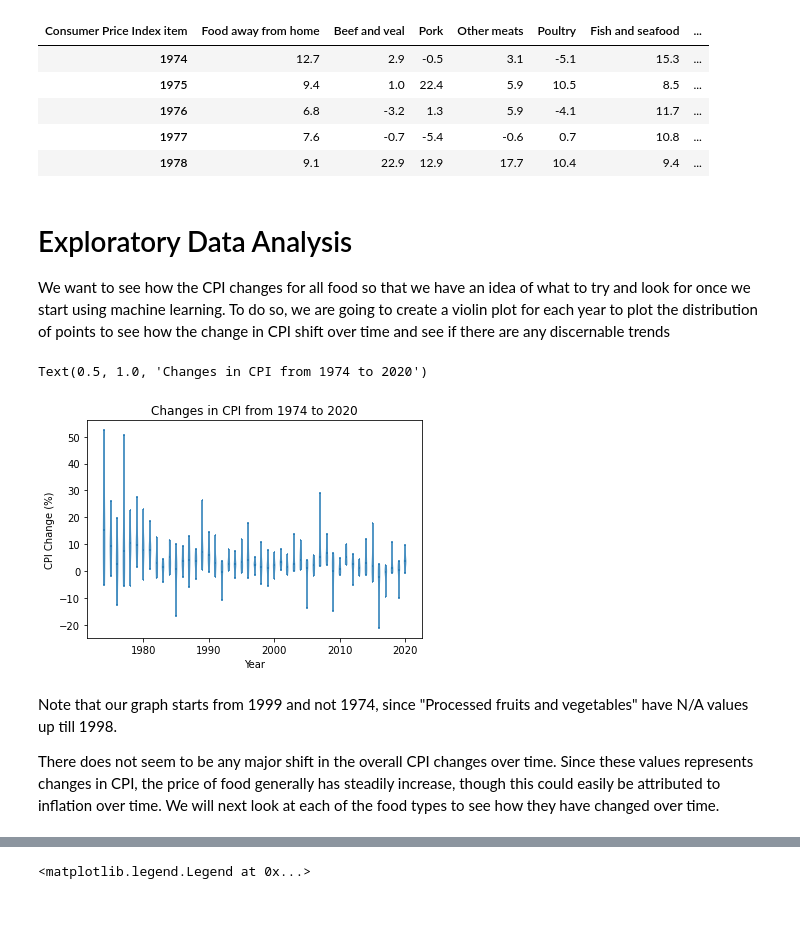
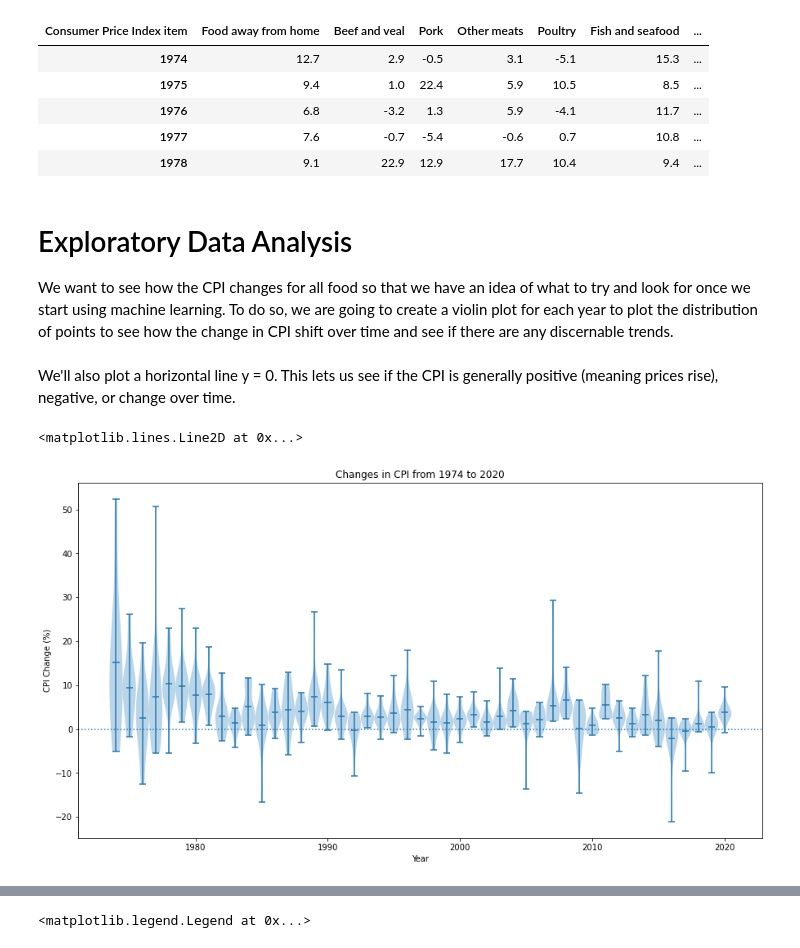
Before and after one commit to Zhu-Daniel/FoodPriceOutlookML, a Jupyter notebook: cmsc320finalproj.ipynb, the cells around one changed output, grey strips where cells are left out. Cells and saved outputs as stored; diff of their text form; code cells hidden in the pictures; blank space fills up the shorter version.

Commit message:
improved violin plot and more verbose analysis

```diff
--- a/cmsc320finalproj.ipynb
+++ b/cmsc320finalproj.ipynb
@@ -216,24 +218,25 @@ data_t.head()
 | 1978 | 9.1 | 22.9 | 12.9 | 17.7 | 10.4 | 9.4 | ... |
 # %% [markdown]
 # Exploratory Data Analysis
-We want to see how the CPI changes for all food so that we have an idea of what to try and look for once we start using machine learning. To do so, we are going to create a violin plot for each year to plot the distribution of points to see how the change in CPI shift over time and see if there are any discernable trends
+We want to see how the CPI changes for all food so that we have an idea of what to try and look for once we start using machine learning. To do so, we are going to create a violin plot for each year to plot the distribution of points to see how the change in CPI shift over time and see if there are any discernable trends.
+<br> <br>
+We'll also plot a horizontal line y = 0. This lets us see if the CPI is generally positive (meaning prices rise), negative, or change over time.
 # %%
 # Creating the violin plot
 # list of years
 years = list(data_t.index)
 # list of lists - each of the sublists are the CPI change for the corresponding year
 cpi_year = data_t.values.tolist()
 
-fig, ax = plt.subplots()
+fig, ax = plt.subplots(figsize=(15, 8))
 
-ax.violinplot(cpi_year,years, widths = .5, showmeans=True)
+ax.violinplot(cpi_year,years, widths = 1, showmeans=True)
 ax.set_xlabel("Year")
 ax.set_ylabel("CPI Change (%)")
 ax.set_title("Changes in CPI from 1974 to 2020")
+
+# plot a dotted horizontal line at y = 0
+ax.axhline(y=0, linestyle=':')
 # %% [output]
-Text(0.5, 1.0, 'Changes in CPI from 1974 to 2020')
+<matplotlib.lines.Line2D at 0x...>
-[figure, old version]
+[figure, new version]
-# %% [markdown]
-Note that our graph starts from 1999 and not 1974, since "Processed fruits and vegetables" have N/A values up till 1998.
-
-There does not seem to be any major shift in the overall CPI changes over time. Since these values represents changes in CPI, the price of food generally has steadily increase, though this could easily be attributed to inflation over time. We will next look at each of the food types to see how they have changed over time.
```
Also changed, not shown: parts of 4 cells of this notebook.
